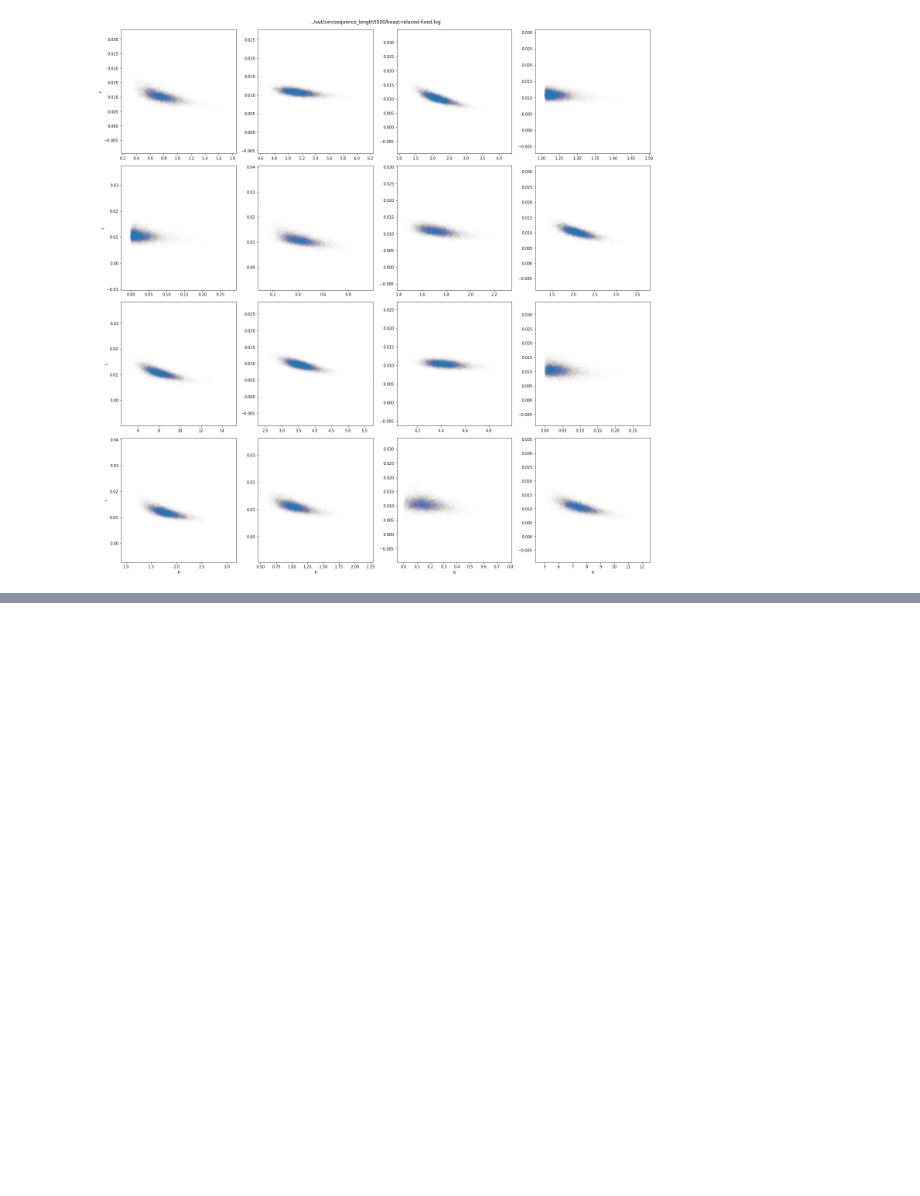
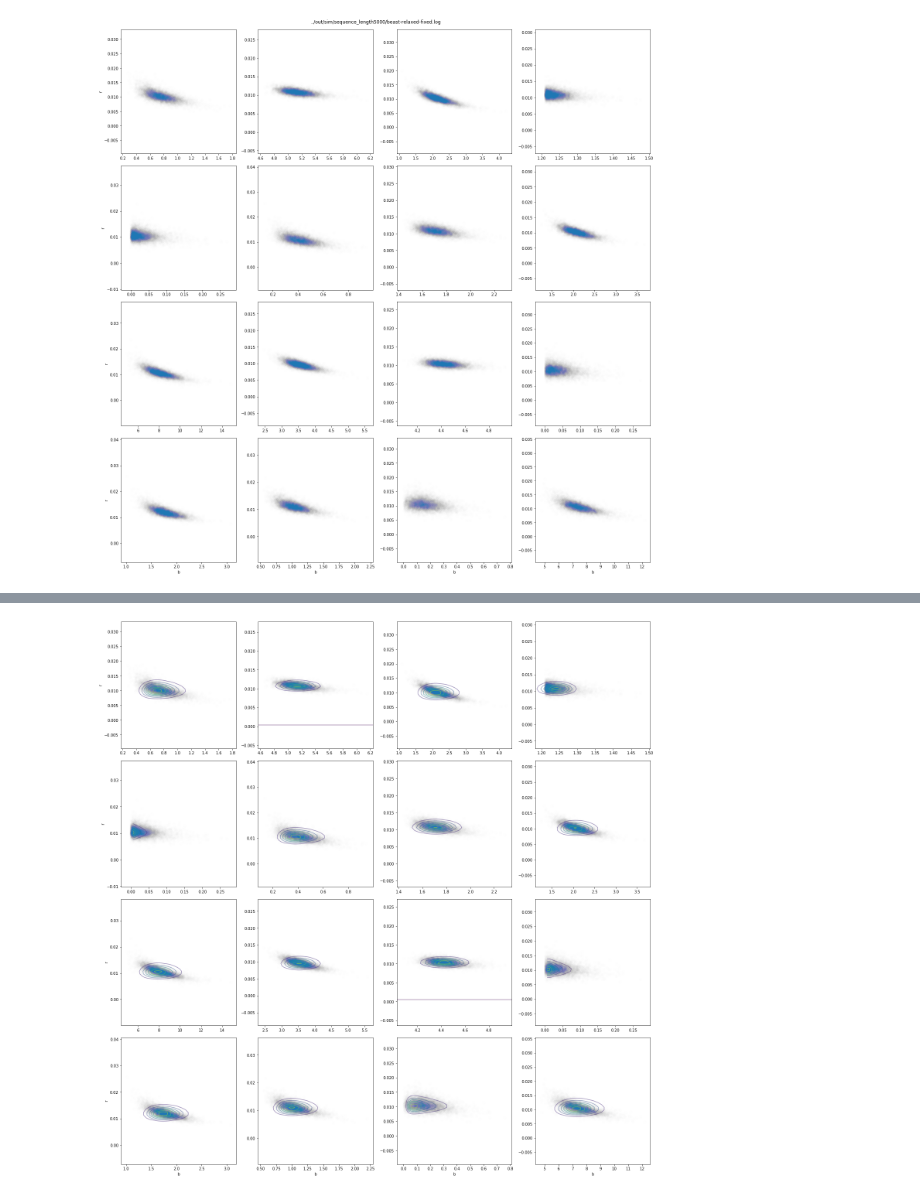
Before and after one commit to christiaanjs/treeflow-paper, a Jupyter notebook: notebook/plot-posterior-relaxed.ipynb, the cells around one changed output, grey strips where cells are left out. Drawn from its saved outputs; the diff is of its cells as text; code cells hidden in the pictures; blank space fills up the shorter version.

```diff
--- a/notebook/plot-posterior-relaxed.ipynb
+++ b/notebook/plot-posterior-relaxed.ipynb
@@ -160,0 +206,43 @@ plt.savefig(plot_out_file)
+# %%
+approx_samples = approx.sample(1000)
+plot_quantiles = [0.0, 1.0]
+def get_meshgrid(i):
+    x_range = np.quantile(approx_samples['branch_lengths'], plot_quantiles)
+    y_range = np.quantile(approx_samples['rates'], plot_quantiles)
+    x = np.linspace(*x_range, 50)
+    y = np.linspace(*y_range, 50)
+    return np.meshgrid(x, y)
+blen_mesh, rates_mesh = [np.stack(x, axis=-1) for x in zip(*[get_meshgrid(i) for i in range(n_branches)])]
+prob_mesh = np.exp(mean_field.log_prob(dict(branch_lengths=blen_mesh, rates=rates_mesh)))
+# %%
+def plot_approximation(approx):
+    #approx_samples = approx.sample(1000)
+    #plot_quantiles = [0.0, 1.0]
+    def get_meshgrid(i, ax):
+        x_range = ax.get_xlim()#np.quantile(approx_samples['branch_lengths'], plot_quantiles)
+        y_range = ax.get_ylim()#np.quantile(approx_samples['rates'], plot_quantiles)
+        x = np.linspace(*x_range, 50)
+        y = np.linspace(*y_range, 50)
+        return np.meshgrid(x, y)
+
+    fig, axs = plt.subplots(nrows=n_rows, ncols=n_cols, figsize=(20, 5*n_rows), constrained_layout=True)
+    axs_flat = [ax for row in axs for ax in row]
+    for ax, branch_blens, branch_rates in zip(axs_flat, blens_b.T, rates_b.T):
+        ax.scatter(branch_blens, branch_rates, alpha=0.005)
+
+
+    blen_mesh, rates_mesh = [np.stack(x, axis=-1) for x in zip(*[get_meshgrid(i, ax) for i, ax in enumerate(axs_flat)])]
+    prob_mesh = np.exp(mean_field.log_prob(dict(branch_lengths=blen_mesh, rates=rates_mesh)))
+
+    for i, ax in enumerate(axs_flat):
+        ax.contour(blen_mesh[..., i], rates_mesh[..., i], prob_mesh[..., i], alpha=0.5)
+
+    for ax in axs[-1]:
+        ax.set_xlabel('b')
+
+    for row in axs:
+        row[0].set_ylabel('r')
+
+plot_approximation(mean_field)
+# %% [output]
+[figure, added]
```
Also changed, not shown: parts of 5 cells of this notebook, 6 other files.
